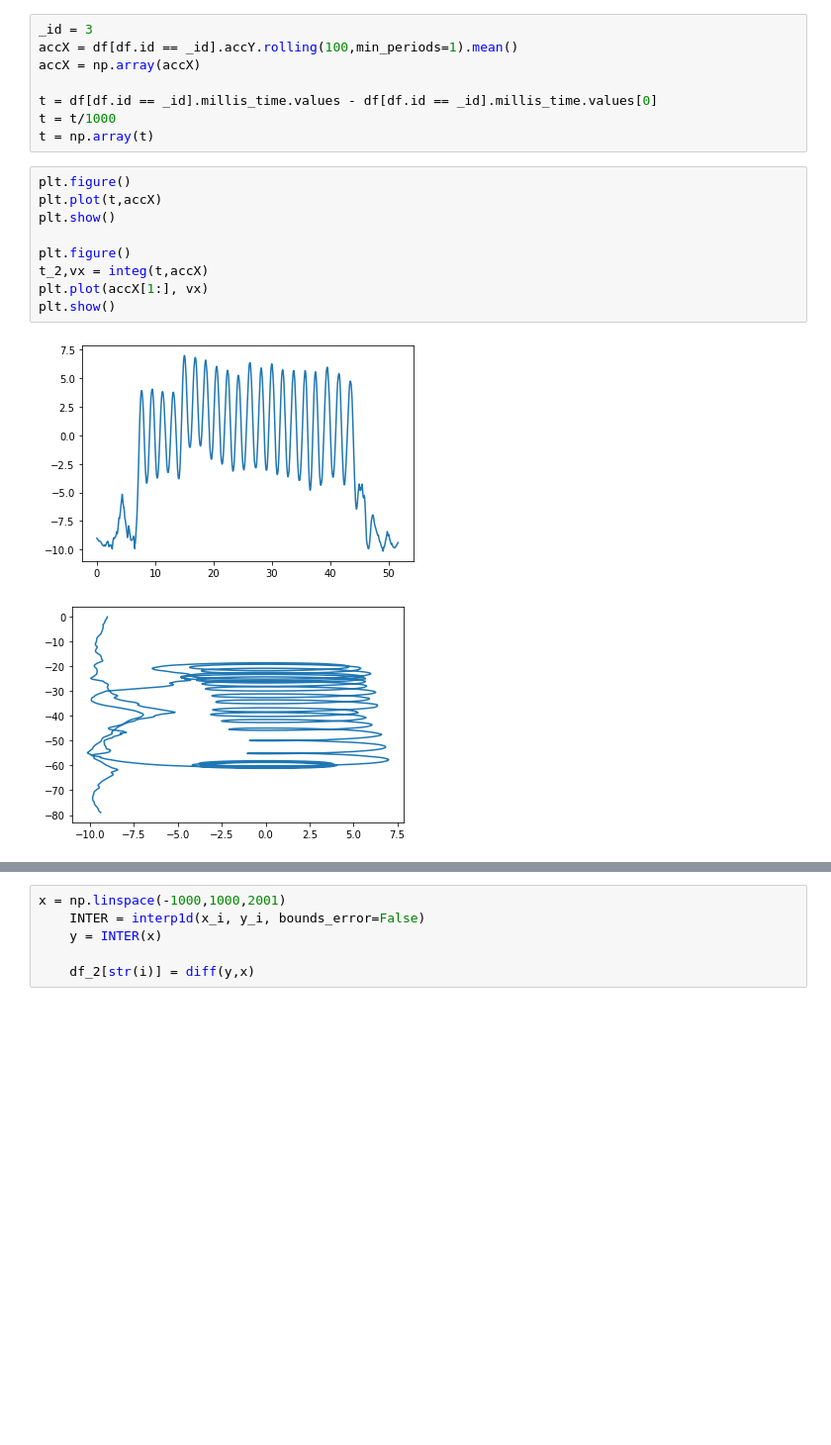
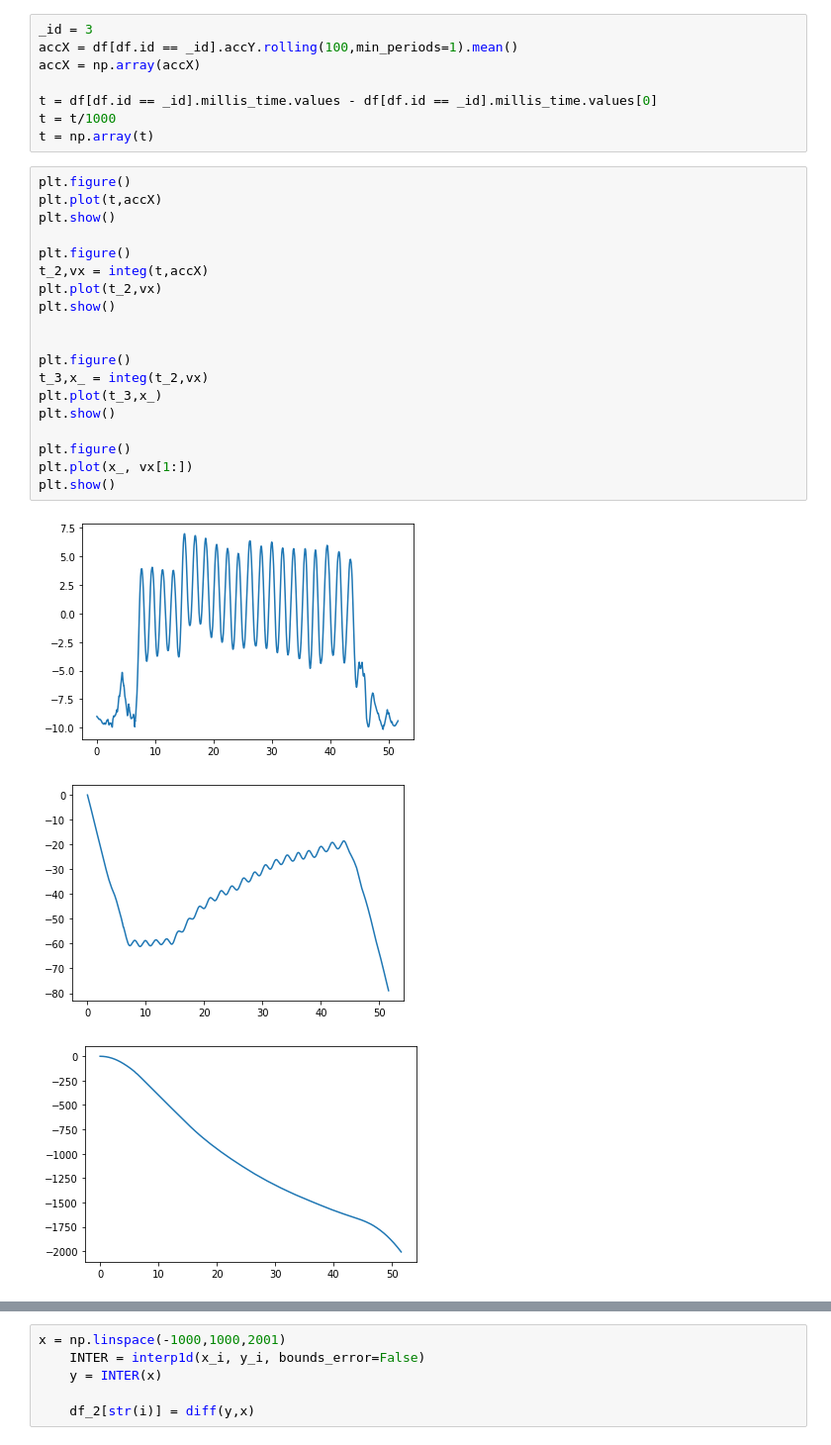
Before and after one commit to Denis-Tihonov/Activity_classification, a Jupyter notebook: Var_1.1.ipynb, the cells around one changed output, grey strips where cells are left out. Shown at 99% size. Cells and saved outputs as stored; diff of their text form; blank space fills up the shorter version.

```diff
--- a/Var_1.1.ipynb
+++ b/Var_1.1.ipynb
@@ -82,12 +82,23 @@ t = np.array(t)
 # %%
 plt.figure()
 plt.plot(t,accX)
 plt.show()
 
 plt.figure()
 t_2,vx = integ(t,accX)
-plt.plot(accX[1:], vx)
+plt.plot(t_2,vx)
 plt.show()
+
+
+plt.figure()
+t_3,x_ = integ(t_2,vx)
+plt.plot(t_3,x_)
+plt.show()
+
+plt.figure()
+plt.plot(x_, vx[1:])
+plt.show()
 # %% [output]
 [figure]
-[figure, old version]
+[figure, new version]
+[figure, added]
```
Also changed, not shown: parts of 1 cell of this notebook.
